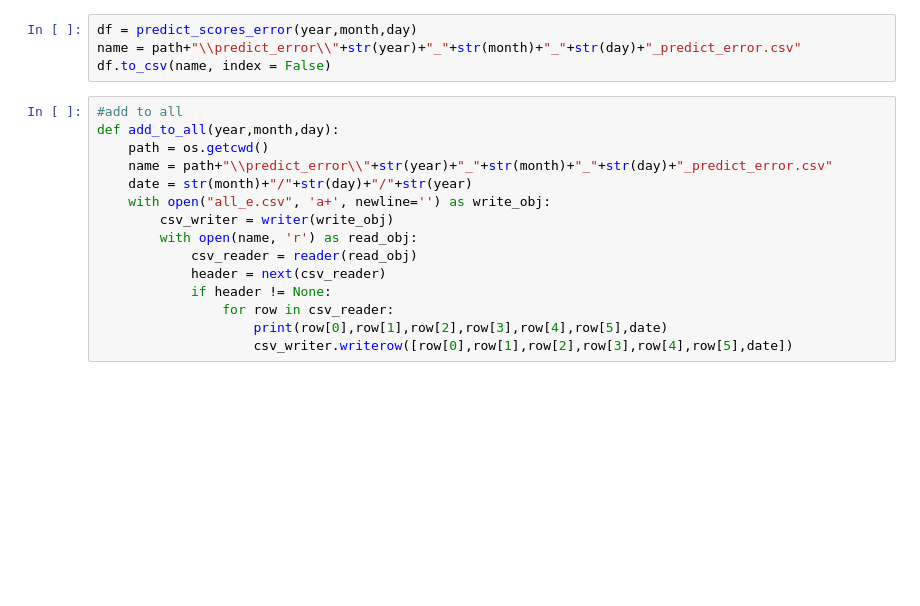
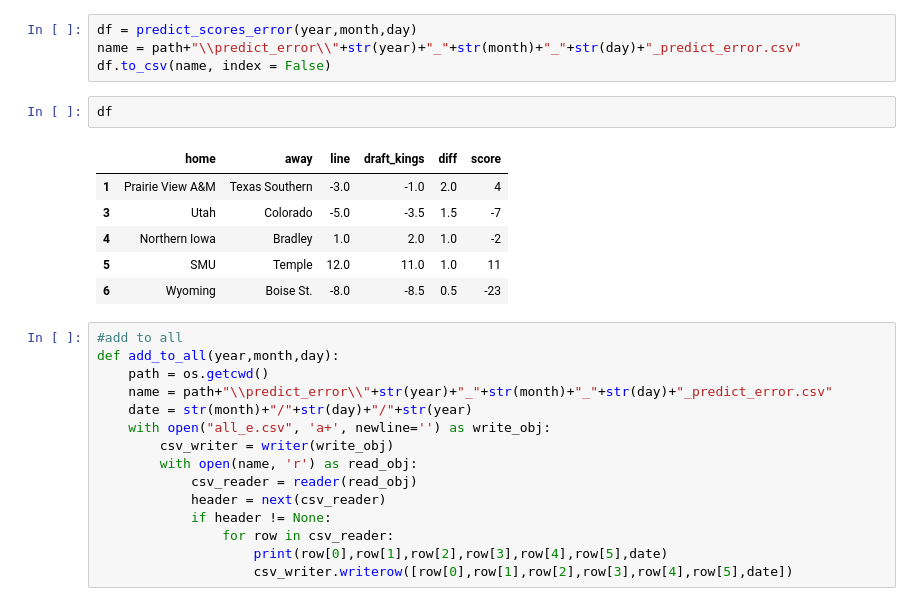
Before and after one commit to tarik0219/college_basketball, a Jupyter notebook: predict_final.ipynb, the cells around one changed output. Cells and saved outputs as stored; diff of their text form; blank space fills up the shorter version.

```diff
--- a/predict_final.ipynb
+++ b/predict_final.ipynb
@@ -281,6 +281,15 @@ year,month,day = get_yesterday()
 df = predict_scores_error(year,month,day)
 name = path+"\\predict_error\\"+str(year)+"_"+str(month)+"_"+str(day)+"_predict_error.csv"
 df.to_csv(name, index = False)
+# %%
+df
+# %% [output]
+|  | home | away | line | draft_kings | diff | score |
+| 1 | Prairie View A&M | Texas Southern | -3.0 | -1.0 | 2.0 | 4 |
+| 3 | Utah | Colorado | -5.0 | -3.5 | 1.5 | -7 |
+| 4 | Northern Iowa | Bradley | 1.0 | 2.0 | 1.0 | -2 |
+| 5 | SMU | Temple | 12.0 | 11.0 | 1.0 | 11 |
+| 6 | Wyoming | Boise St. | -8.0 | -8.5 | 0.5 | -23 |
 # %%
 #add to all
 def add_to_all(year,month,day):
```
Also changed, not shown: parts of 5 cells of this notebook, 47 other files.
